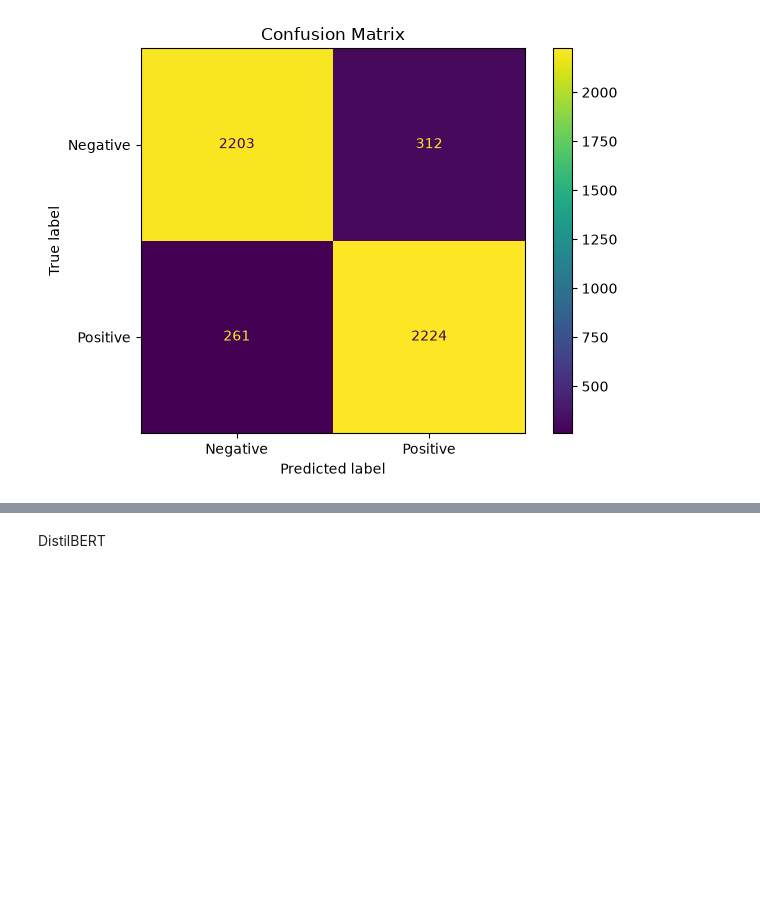
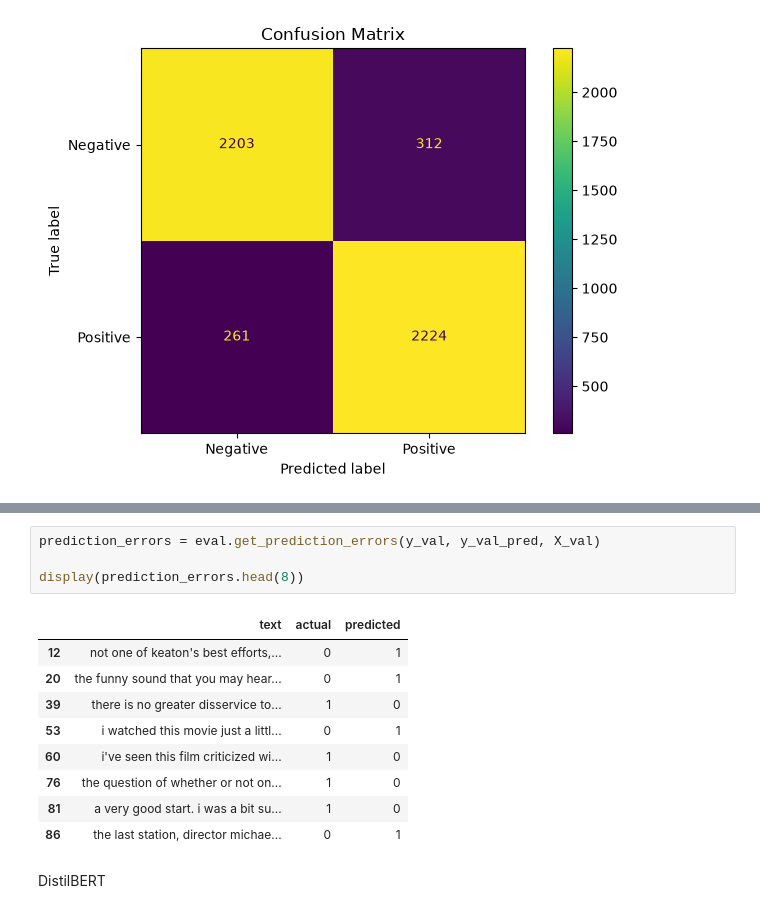
Before and after one commit to Cym3ra/projekt_ds, a Jupyter notebook: data_exploration.ipynb, the cells around one changed output, grey strips where cells are left out. Drawn from its saved outputs; the diff is of its cells as text; blank space fills up the shorter version.

```diff
--- a/data_exploration.ipynb
+++ b/data_exploration.ipynb
@@ -41,3 +53,17 @@ confusion_matrix_lr = eval.create_confusion_matrix(y_val, y_val_pred)
+# %%
+prediction_errors = eval.get_prediction_errors(y_val, y_val_pred, X_val)
+
+display(prediction_errors.head(8))
+# %% [output]
+|  | text | actual | predicted |
+| 12 | not one of keaton's best efforts,... | 0 | 1 |
+| 20 | the funny sound that you may hear... | 0 | 1 |
+| 39 | there is no greater disservice to... | 1 | 0 |
+| 53 | i watched this movie just a littl... | 0 | 1 |
+| 60 | i've seen this film criticized wi... | 1 | 0 |
+| 76 | the question of whether or not on... | 1 | 0 |
+| 81 | a very good start. i was a bit su... | 1 | 0 |
+| 86 | the last station, director michae... | 0 | 1 |
 # %% [markdown]
 DistilBERT
 # %%
```
Also changed, not shown: parts of 2 cells of this notebook, 1 other file.
